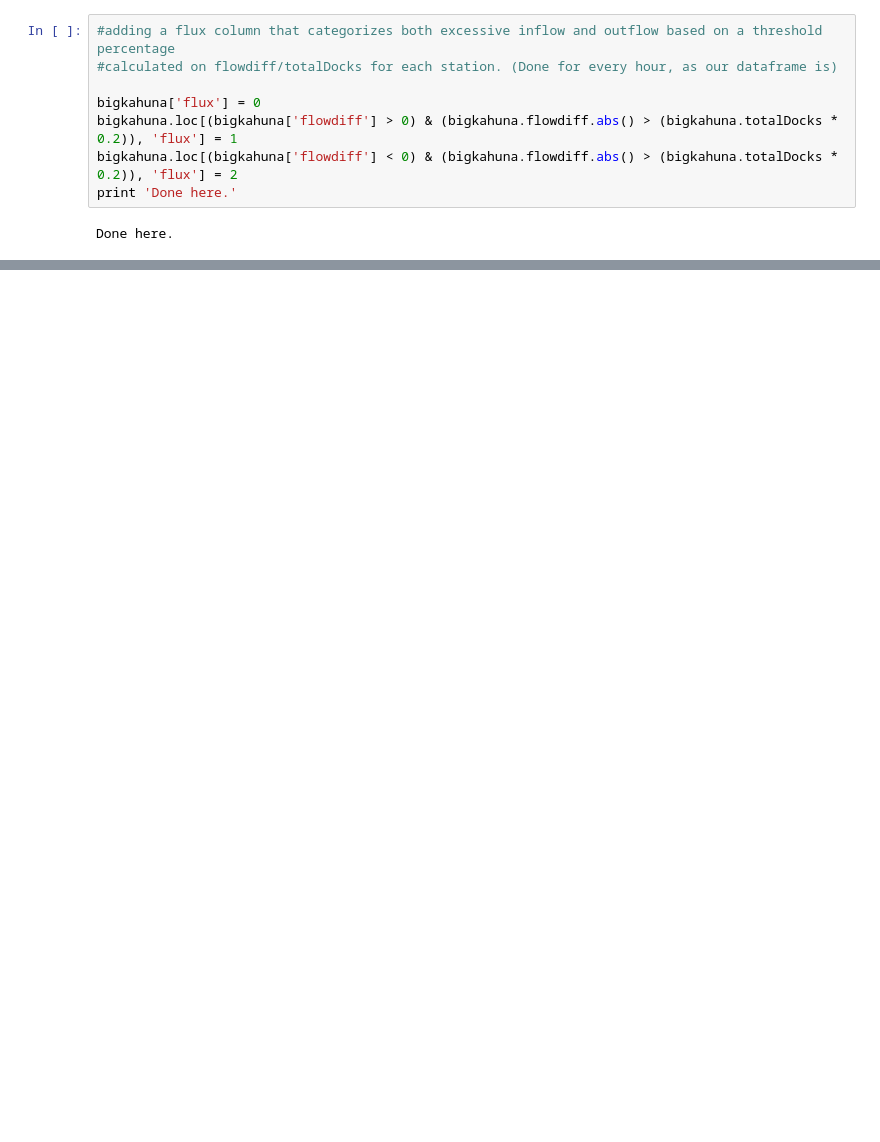
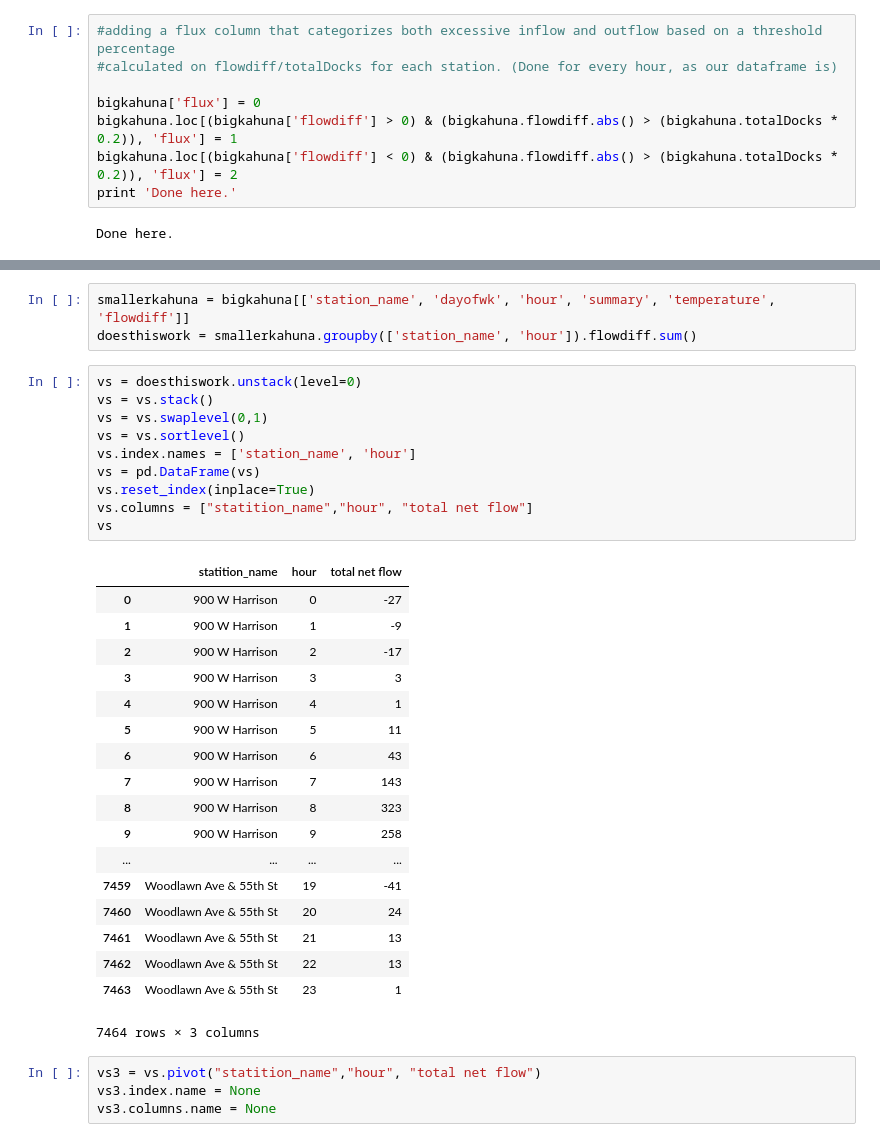
Before and after one commit to yongcho822/Divvy-Project, a Jupyter notebook: pangea.ipynb, the cells around one changed output, grey strips where cells are left out. Drawn from its saved outputs; the diff is of its cells as text; blank space fills up the shorter version.

```diff
--- a/pangea.ipynb
+++ b/pangea.ipynb
@@ -341,0 +311,36 @@ for i, estimator in enumerate(estimators):
+# %%
+smallerkahuna = bigkahuna[['station_name', 'dayofwk', 'hour', 'summary', 'temperature', 'flowdiff']]
+doesthiswork = smallerkahuna.groupby(['station_name', 'hour']).flowdiff.sum()
+# %%
+vs = doesthiswork.unstack(level=0)
+vs = vs.stack()
+vs = vs.swaplevel(0,1)
+vs = vs.sortlevel()
+vs.index.names = ['station_name', 'hour']
+vs = pd.DataFrame(vs)
+vs.reset_index(inplace=True)
+vs.columns = ["statition_name","hour", "total net flow"]
+vs
+# %% [output]
+|  | statition_name | hour | total net flow |
+| 0 | 900 W Harrison | 0 | -27 |
+| 1 | 900 W Harrison | 1 | -9 |
+| 2 | 900 W Harrison | 2 | -17 |
+| 3 | 900 W Harrison | 3 | 3 |
+| 4 | 900 W Harrison | 4 | 1 |
+| 5 | 900 W Harrison | 5 | 11 |
+| 6 | 900 W Harrison | 6 | 43 |
+| 7 | 900 W Harrison | 7 | 143 |
+| 8 | 900 W Harrison | 8 | 323 |
+| 9 | 900 W Harrison | 9 | 258 |
+| ... | ... | ... | ... |
+| 7459 | Woodlawn Ave & 55th St | 19 | -41 |
+| 7460 | Woodlawn Ave & 55th St | 20 | 24 |
+| 7461 | Woodlawn Ave & 55th St | 21 | 13 |
+| 7462 | Woodlawn Ave & 55th St | 22 | 13 |
+| 7463 | Woodlawn Ave & 55th St | 23 | 1 |
+7464 rows × 3 columns
+# %%
+vs3 = vs.pivot("statition_name","hour", "total net flow")
+vs3.index.name = None
+vs3.columns.name = None
```
Also changed, not shown: parts of 13 cells of this notebook.
